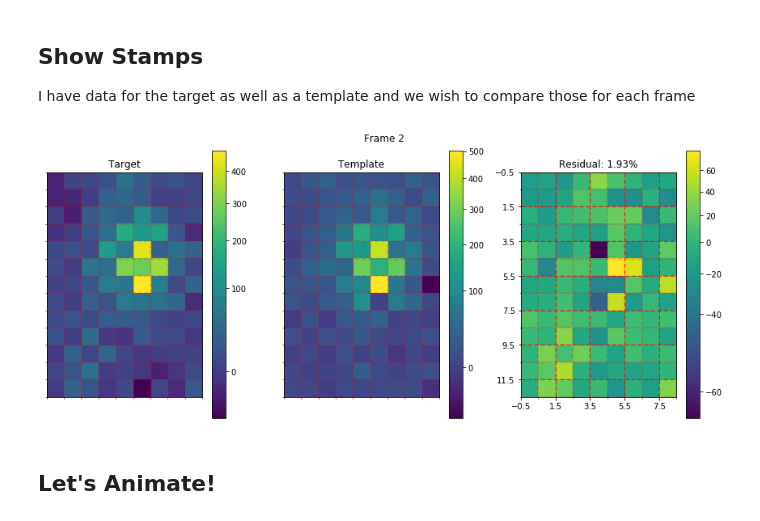
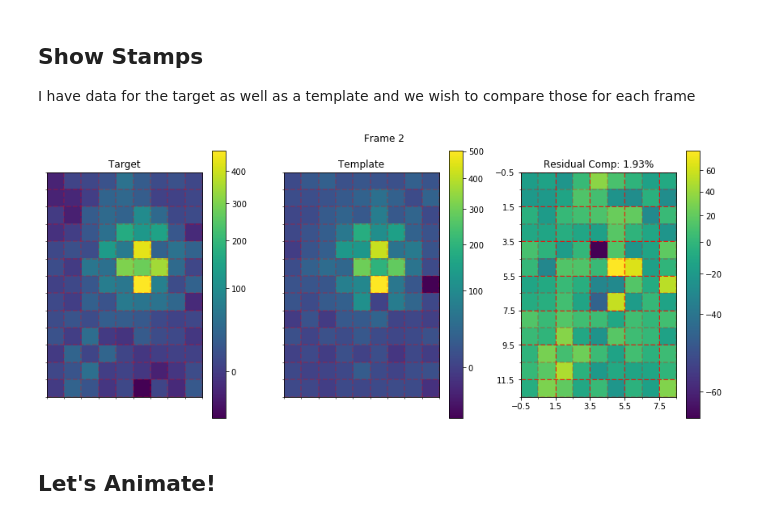
Before and after one commit to OZAstroComputingResources/MQCoffee-CodeResources, a Jupyter notebook: PlottingWithMatplotlib/Animation & Widgets Example.ipynb, the cells around one changed output. Cells and saved outputs as stored; diff of their text form; code cells hidden in the pictures.

```diff
--- a/PlottingWithMatplotlib/Animation & Widgets Example.ipynb
+++ b/PlottingWithMatplotlib/Animation & Widgets Example.ipynb
@@ -78,35 +78,35 @@ template_data = template_psc[frame_index]
 im1 = ax1.imshow(target_data, norm=ImageNormalize(stretch=SqrtStretch()))
 cbar1 = fig.colorbar(im1, ax=ax1)
 cbar1.ax.tick_params(labelsize=10)
 ax1.set_title("Target")
 
 # Template Plot
 im2 = ax2.imshow(template_data, norm=ImageNormalize(stretch=SqrtStretch()))
 cbar2 = fig.colorbar(im2, ax=ax2)
 cbar2.ax.tick_params(labelsize=10)
 ax2.set_title("Template")
 
 # Residual
 residual = target_data - template_data
 depth = target_data.sum() / template_data.sum()
 
 im3 = ax3.imshow(residual, norm=ImageNormalize(stretch=SqrtStretch()))
 cbar3 = fig.colorbar(im3, ax=ax3)
 cbar3.ax.tick_params(labelsize=10)
-ax3.set_title("Residual: {:0.02%}".format(1 - depth))
+ax3.set_title("Residual Comp: {:0.02%}".format(1 - depth))
 
 # Pixel grisd
 add_pixel_grid(ax1, stamp_h, stamp_w, minor_alpha=0.2, show_axis_labels=True)
 add_pixel_grid(ax2, stamp_h, stamp_w, minor_alpha=0.2)
 add_pixel_grid(ax3, stamp_h, stamp_w, minor_alpha=0.2, major_alpha=1, show_superpixel=True)
 
 fig.suptitle("Frame {}".format(frame_index), y=1.02)
 
 fig.tight_layout()
 # fig.savefig('stamp-comparison.png', dpi=300)
 plt.show()
 # %% [output]
-[figure, old version]
+[figure, new version]
 # %% [markdown]
 ## Let's Animate!
 # %%
```
Also changed, not shown: 1 other file.
